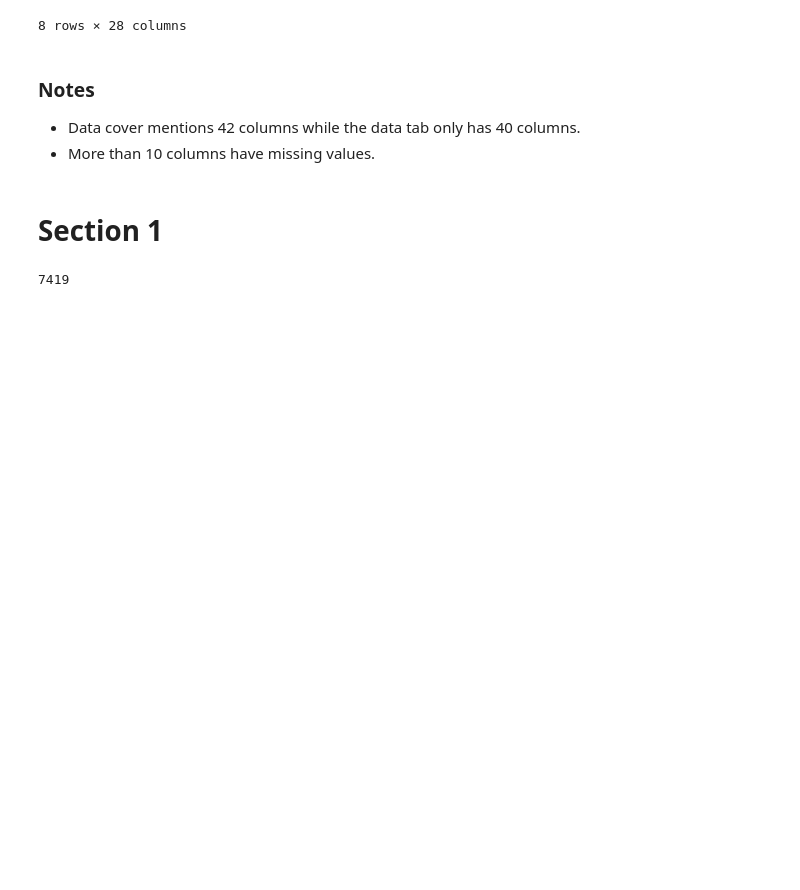
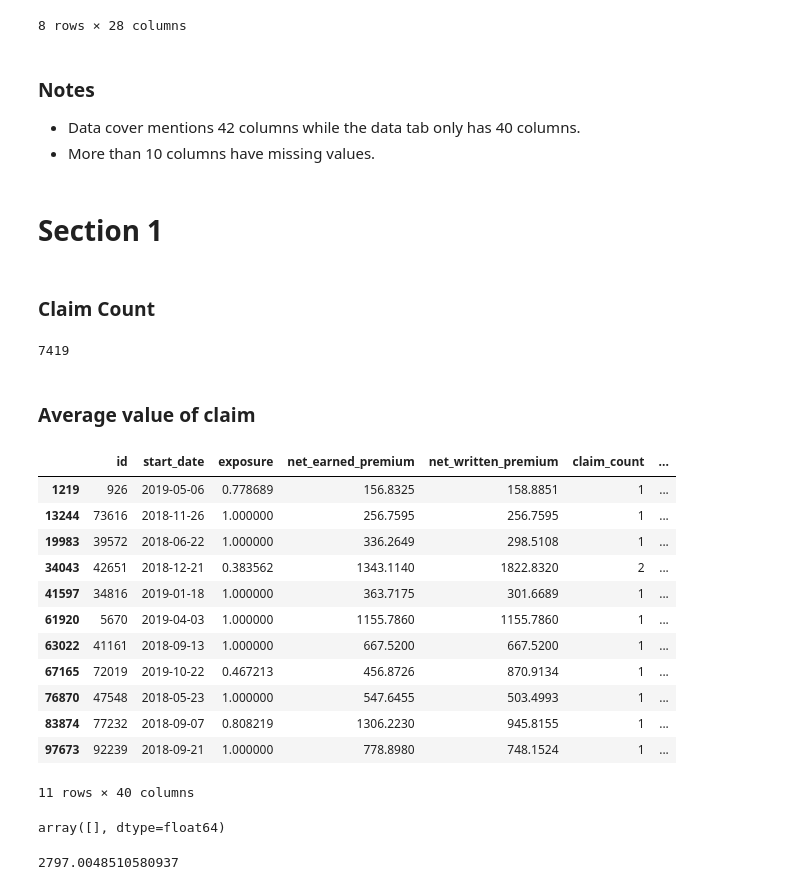
Before and after one commit to KemalYukselir/Hastings-Task, a Jupyter notebook: main.ipynb, the cells around one changed output. Saved outputs shown, nothing was run; the diff lists cells and outputs as text; code cells hidden in the pictures; blank space fills up the shorter version.

Commit message:
Added average claim value - quick check for null values.

```diff
--- a/main.ipynb
+++ b/main.ipynb
@@ -71,8 +71,54 @@ insurance_df.describe()
 - More than 10 columns have missing values.
 # %% [markdown]
 # Section 1
+# %% [markdown]
+### Claim Count
 # %%
 claim_count = (insurance_df['claim_count'] > 0).sum()
 claim_count
 # %% [output]
 7419
+# %% [markdown]
+### Average value of claim
+# %%
+# Check rows with capped incurred values
+any_capped = insurance_df[insurance_df['is_capped_incurred'] == 1]
+any_capped
+# %% [output]
+|  | id | start_date | exposure | net_earned_premium | net_written_premium | claim_count | ... |
+| 1219 | 926 | 2019-05-06 | 0.778689 | 156.8325 | 158.8851 | 1 | ... |
+| 13244 | 73616 | 2018-11-26 | 1.000000 | 256.7595 | 256.7595 | 1 | ... |
+| 19983 | 39572 | 2018-06-22 | 1.000000 | 336.2649 | 298.5108 | 1 | ... |
+| 34043 | 42651 | 2018-12-21 | 0.383562 | 1343.1140 | 1822.8320 | 2 | ... |
+| 41597 | 34816 | 2019-01-18 | 1.000000 | 363.7175 | 301.6689 | 1 | ... |
+| 61920 | 5670 | 2019-04-03 | 1.000000 | 1155.7860 | 1155.7860 | 1 | ... |
+| 63022 | 41161 | 2018-09-13 | 1.000000 | 667.5200 | 667.5200 | 1 | ... |
+| 67165 | 72019 | 2019-10-22 | 0.467213 | 456.8726 | 870.9134 | 1 | ... |
+| 76870 | 47548 | 2018-05-23 | 1.000000 | 547.6455 | 503.4993 | 1 | ... |
+| 83874 | 77232 | 2018-09-07 | 0.808219 | 1306.2230 | 945.8155 | 1 | ... |
+| 97673 | 92239 | 2018-09-21 | 1.000000 | 778.8980 | 748.1524 | 1 | ... |
+11 rows × 40 columns
+# %%
+# Filter for rows with claims
+claims_data = insurance_df[insurance_df['claim_count'] > 0]
+
+# Use a function to check if a value is not a number
+def is_not_numeric(x):
+    try:
+        pd.to_numeric(x)
+        return False
+    except (ValueError, TypeError):
+        return True
+
+# Apply the function to the 'incurred' column and find unique values
+non_numeric_unique_values = claims_data[claims_data['incurred'].apply(is_not_numeric)]['incurred'].unique()
+
+non_numeric_unique_values
+# %% [output]
+array([], dtype=float64)
+# %%
+# Average claim without cap check
+average_claim = insurance_df[insurance_df['claim_count'] > 0]['incurred'].mean()
+average_claim
+# %% [output]
+2797.0048510580937
```
Also changed, not shown: parts of 1 cell of this notebook.
